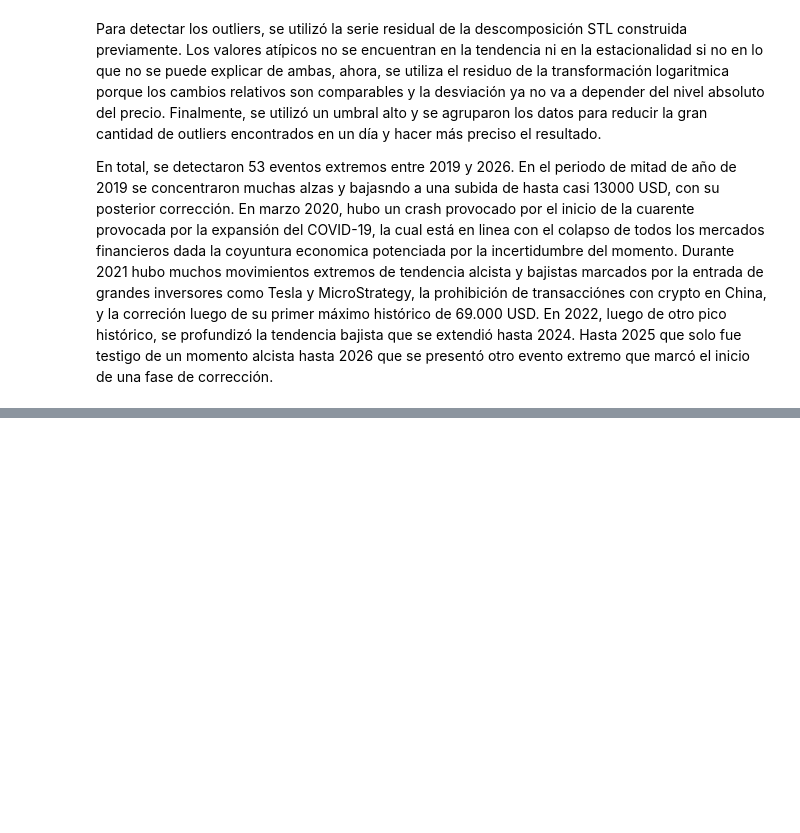
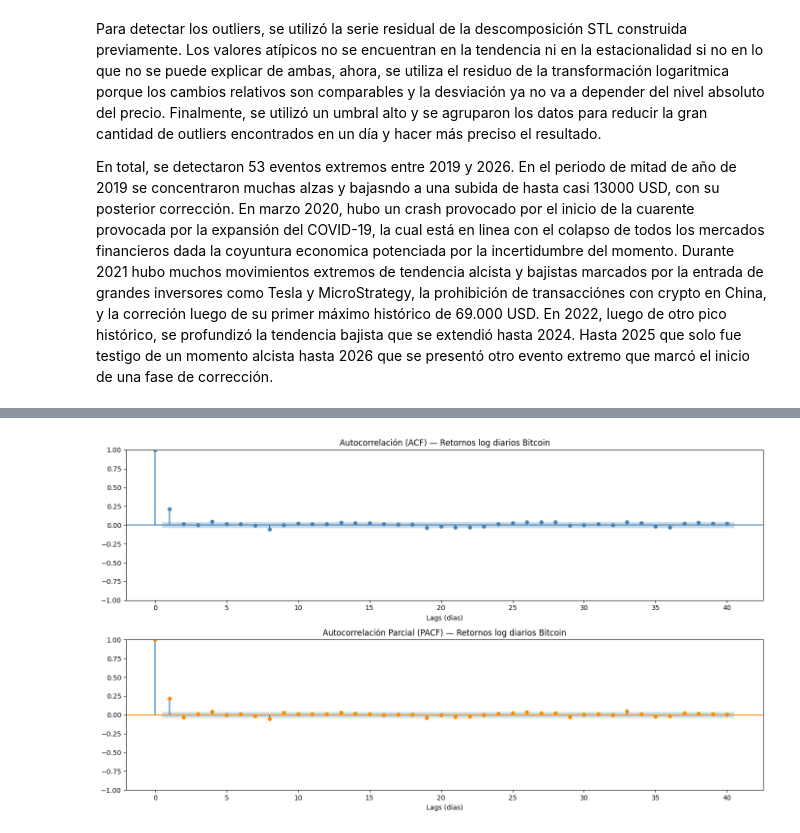
Before and after one commit to T1fff/Proyecto-Investigacion-Bitcoin, a Jupyter notebook: index.ipynb, the cells around one changed output, grey strips where cells are left out. Saved outputs shown, nothing was run; the diff lists cells and outputs as text; code cells hidden in the pictures; blank space fills up the shorter version.

```diff
--- a/index.ipynb
+++ b/index.ipynb
@@ -406,0 +415,20 @@ En total, se detectaron 53 eventos extremos entre 2019 y 2026. En el periodo de
+# %%
+
+serie_diaria = df['Close'].resample('1D').mean().dropna()
+retornos_diarios = np.log(serie_diaria / serie_diaria.shift(1)).dropna()
+
+# ACF y PACF
+fig, axes = plt.subplots(2, 1, figsize=(14, 8))
+
+plot_acf(retornos_diarios, lags=40, ax=axes[0], color='steelblue')
+axes[0].set_title('Autocorrelación (ACF) — Retornos log diarios Bitcoin')
+axes[0].set_xlabel('Lags (días)')
+
+plot_pacf(retornos_diarios, lags=40, ax=axes[1], color='darkorange')
+axes[1].set_title('Autocorrelación Parcial (PACF) — Retornos log diarios Bitcoin')
+axes[1].set_xlabel('Lags (días)')
+
+plt.tight_layout()
+plt.show()
+# %% [output]
+[figure, added]
```
Also changed, not shown: parts of 9 cells of this notebook.
